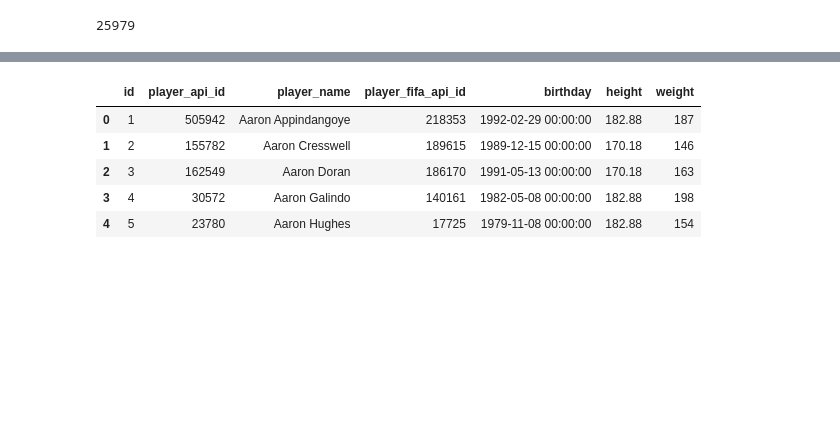
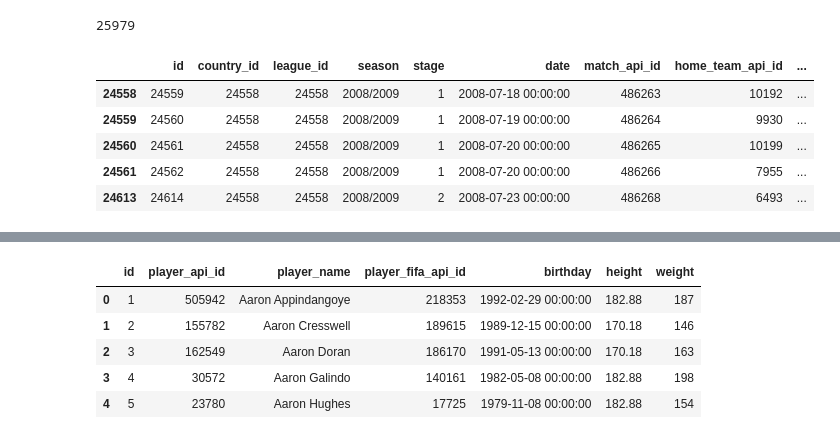
Before and after one commit to Ferox98/World-cup-predictions, a Jupyter notebook: analysis.ipynb, the cells around one changed output, grey strips where cells are left out. Cells and saved outputs as stored; diff of their text form; code cells hidden in the pictures; blank space fills up the shorter version.

```diff
--- a/analysis.ipynb
+++ b/analysis.ipynb
@@ -41,3 +43,13 @@ matches_df.iloc[:5, :]
 print(len(matches_df))
 # %% [output]
 25979
+# %%
+# what is the earliest match we have?
+matches_df.sort_values(by='date', ascending=True).iloc[0:5, :]
+# %% [output]
+|  | id | country_id | league_id | season | stage | date | match_api_id | home_team_api_id | ... |
+| 24558 | 24559 | 24558 | 24558 | 2008/2009 | 1 | 2008-07-18 00:00:00 | 486263 | 10192 | ... |
+| 24559 | 24560 | 24558 | 24558 | 2008/2009 | 1 | 2008-07-19 00:00:00 | 486264 | 9930 | ... |
+| 24560 | 24561 | 24558 | 24558 | 2008/2009 | 1 | 2008-07-20 00:00:00 | 486265 | 10199 | ... |
+| 24561 | 24562 | 24558 | 24558 | 2008/2009 | 1 | 2008-07-20 00:00:00 | 486266 | 7955 | ... |
+| 24613 | 24614 | 24558 | 24558 | 2008/2009 | 2 | 2008-07-23 00:00:00 | 486268 | 6493 | ... |
```
Also changed, not shown: parts of 8 cells of this notebook, 1 other file.
